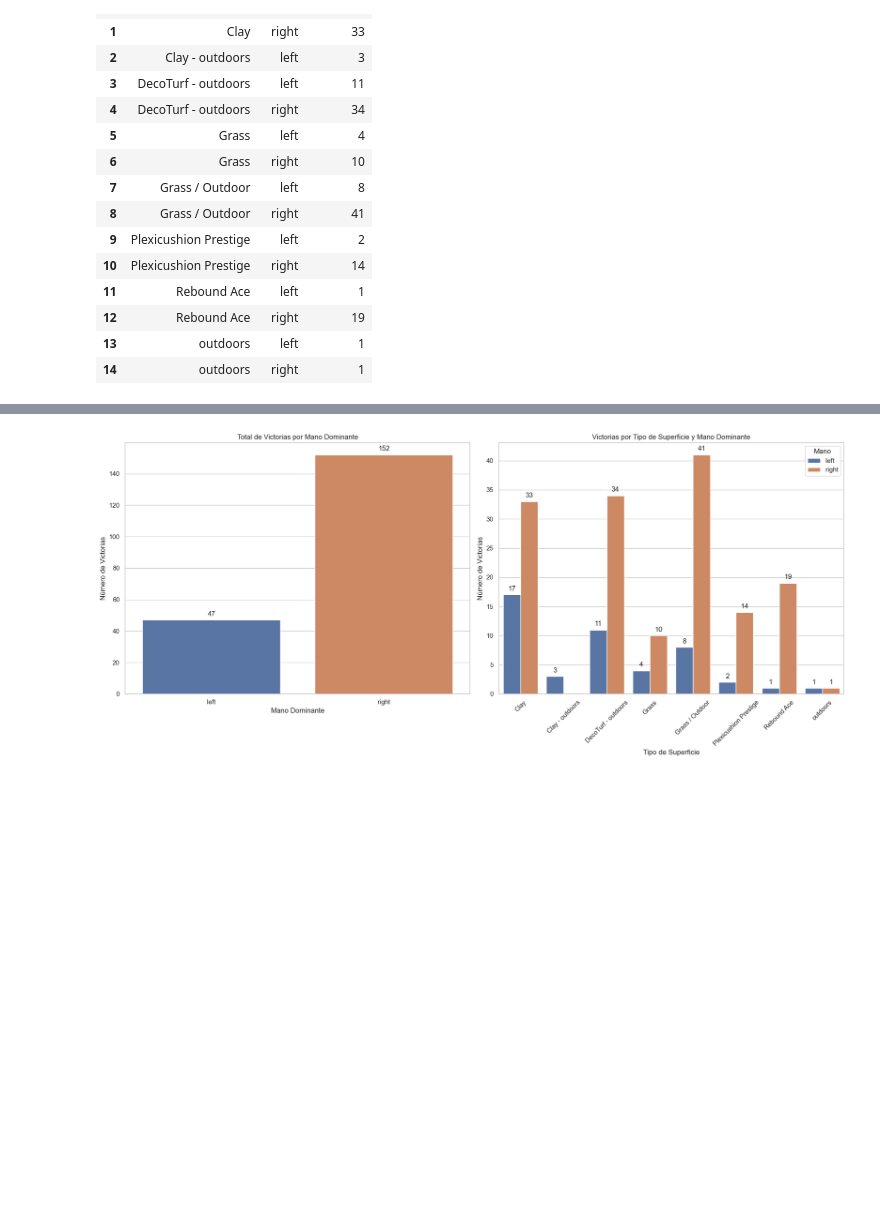
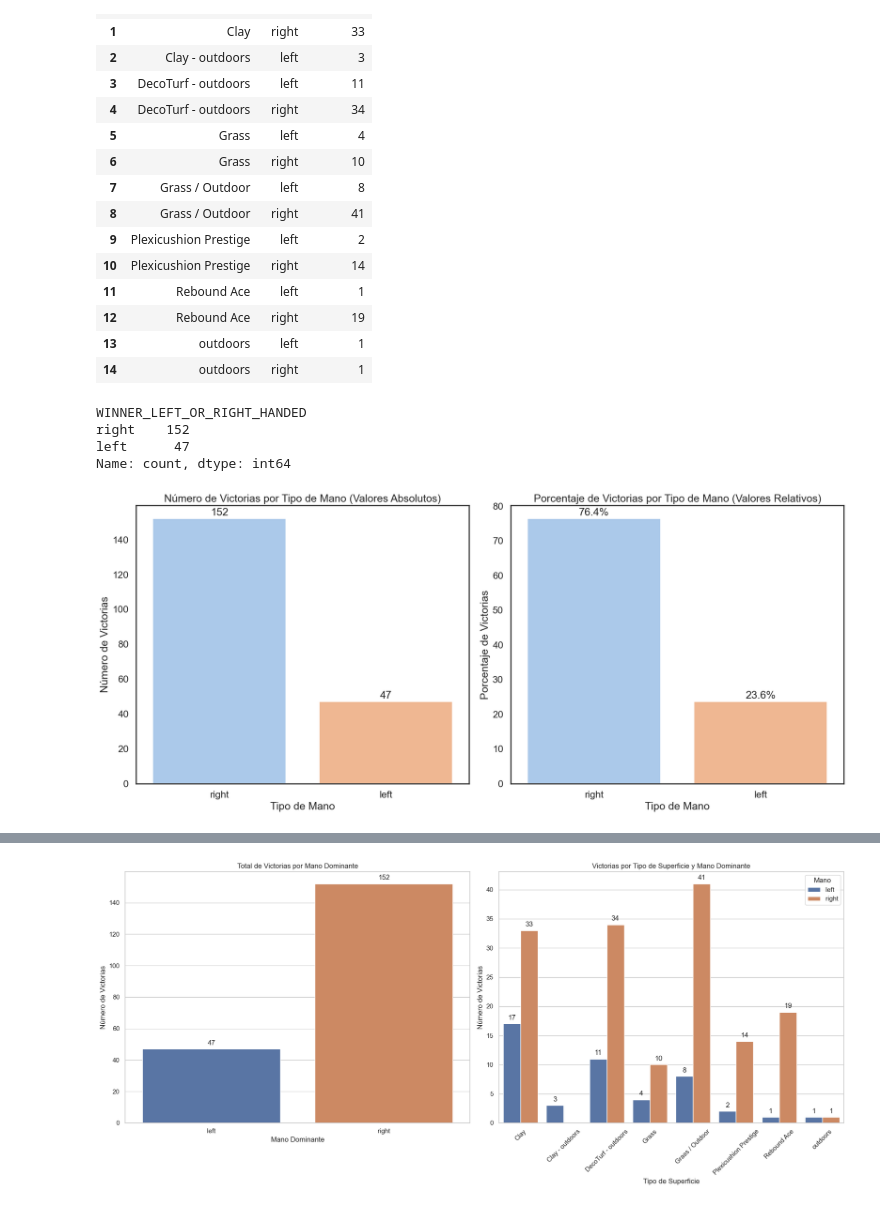
Before and after one commit to Lokhy87/EDA_entrega, a Jupyter notebook: Limpieza.ipynb, the cells around one changed output, grey strips where cells are left out. Saved outputs shown, nothing was run; the diff lists cells and outputs as text; code cells hidden in the pictures; blank space fills up the shorter version.

```diff
--- a/Limpieza.ipynb
+++ b/Limpieza.ipynb
@@ -915,3 +995,53 @@ superficie
 | 12 | Rebound Ace | right | 19 |
 | 13 | outdoors | left | 1 |
 | 14 | outdoors | right | 1 |
+# %%
+# Contar las victorias por tipo de mano (diestro o zurdo)
+victorias_mano = df_majors['WINNER_LEFT_OR_RIGHT_HANDED'].value_counts()
+victorias_mano
+# %% [output]
+WINNER_LEFT_OR_RIGHT_HANDED
+right    152
+left      47
+Name: count, dtype: int64
+# %%
+import matplotlib.pyplot as plt
+import seaborn as sns
+
+# Contar las victorias por tipo de mano (diestro o zurdo)
+hand_counts = df_majors['WINNER_LEFT_OR_RIGHT_HANDED'].value_counts()
+
+# Crear figura y ejes para los gráficos
+fig, axes = plt.subplots(nrows=1, ncols=2, figsize=(18, 8))
+
+# Gráfico de valores absolutos
+sns.barplot(x=victorias_mano.index, y=victorias_mano.values, ax=axes[0], palette='pastel')
+axes[0].set_title('Número de Victorias por Tipo de Mano (Valores Absolutos)')
+axes[0].set_ylabel('Número de Victorias')
+axes[0].set_xlabel('Tipo de Mano')
+
+for p in axes[0].patches:
+    axes[0].annotate(format(int(p.get_height()), 'd'),
+                     (p.get_x() + p.get_width() / 2., p.get_height()),
+                     ha='center', va='center',
+                     xytext=(0, 10), textcoords='offset points')
+
+# Gráfico de valores relativos
+victorias_mano_relativas = victorias_mano / victorias_mano.sum() * 100
+sns.barplot(x=victorias_mano_relativas.index, y=victorias_mano_relativas.values, ax=axes[1], palette='pastel')
+axes[1].set_title('Porcentaje de Victorias por Tipo de Mano (Valores Relativos)')
+axes[1].set_ylabel('Porcentaje de Victorias')
+axes[1].set_xlabel('Tipo de Mano')
+
+# Añadir etiquetas a las barras del segundo gráfico
+for p in axes[1].patches:
+    axes[1].annotate(format(p.get_height(), '.1f') + '%',
+                     (p.get_x() + p.get_width() / 2., p.get_height()),
+                     ha='center', va='center',
+                     xytext=(0, 10), textcoords='offset points')
+
+# Mostrar gráficos
+plt.tight_layout()
+plt.show()
+# %% [output]
+[figure, added]
```
Also changed, not shown: parts of 9 cells of this notebook.
